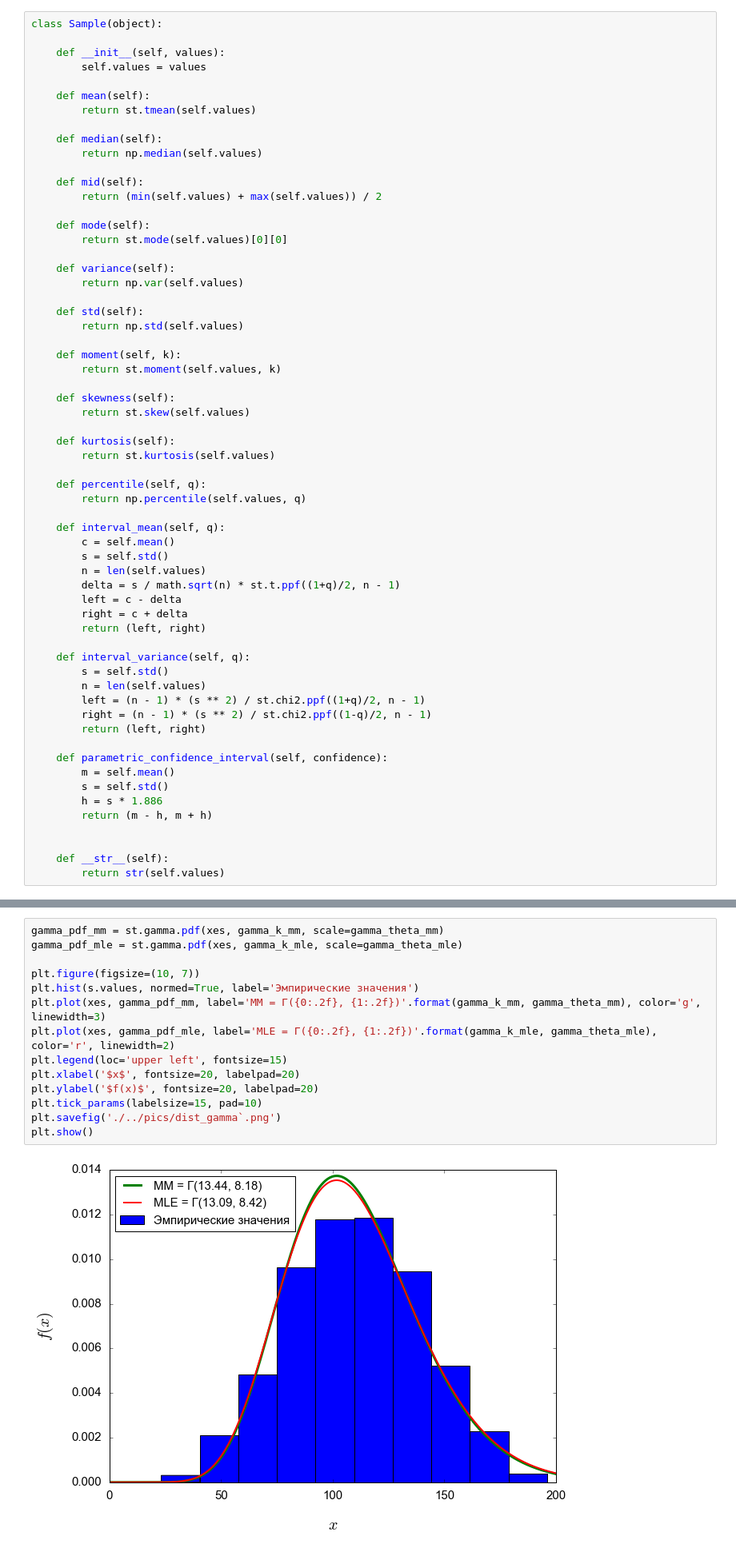
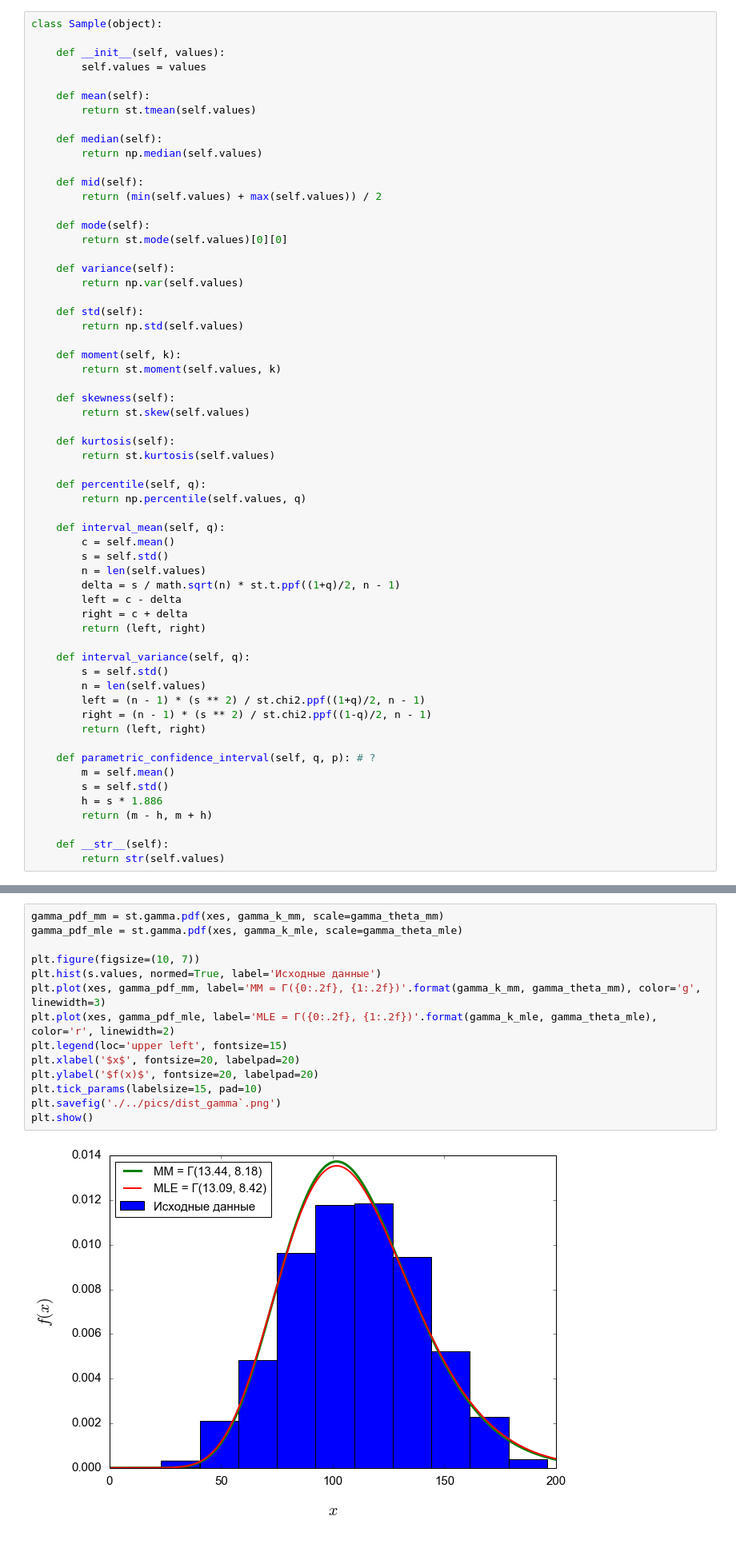
Before and after one commit to vaddya/probability-and-statistics, a Jupyter notebook: lab2/code/lab2.ipynb, the cells around one changed output, grey strips where cells are left out. Shown at 80% size. Drawn from its saved outputs; the diff is of its cells as text.

```diff
--- a/lab2/code/lab2.ipynb
+++ b/lab2/code/lab2.ipynb
@@ -72,13 +74,12 @@ class Sample(object):
         right = (n - 1) * (s ** 2) / st.chi2.ppf((1-q)/2, n - 1)
         return (left, right)
 
-    def parametric_confidence_interval(self, confidence):
+    def parametric_confidence_interval(self, q, p): # ?
         m = self.mean()
         s = self.std()
         h = s * 1.886
         return (m - h, m + h)
 
-
     def __str__(self):
         return str(self.values)
 # %%
@@ -500,19 +501,19 @@ $$ \theta \approx 8.42 $$
 # %%
 gamma_pdf_mm = st.gamma.pdf(xes, gamma_k_mm, scale=gamma_theta_mm)
 gamma_pdf_mle = st.gamma.pdf(xes, gamma_k_mle, scale=gamma_theta_mle)
 
 plt.figure(figsize=(10, 7))
-plt.hist(s.values, normed=True, label='Эмпирические значения')
+plt.hist(s.values, normed=True, label='Исходные данные')
 plt.plot(xes, gamma_pdf_mm, label='MM = Г({0:.2f}, {1:.2f})'.format(gamma_k_mm, gamma_theta_mm), color='g', linewidth=3)
 plt.plot(xes, gamma_pdf_mle, label='MLE = Г({0:.2f}, {1:.2f})'.format(gamma_k_mle, gamma_theta_mle), color='r', linewidth=2)
 plt.legend(loc='upper left', fontsize=15)
 plt.xlabel('$x$', fontsize=20, labelpad=20)
 plt.ylabel('$f(x)$', fontsize=20, labelpad=20)
 plt.tick_params(labelsize=15, pad=10)
 plt.savefig('./../pics/dist_gamma`.png')
 plt.show()
 # %% [output]
-[figure, old version]
+[figure, new version]
 # %%
 gamma_cdf_mm = st.gamma.cdf(xes, gamma_k_mm, scale=gamma_theta_mm)
 gamma_cdf_mle = st.gamma.cdf(xes, gamma_k_mle, scale=gamma_theta_mle)
```
Also changed, not shown: parts of 27 cells of this notebook, 25 other files.
